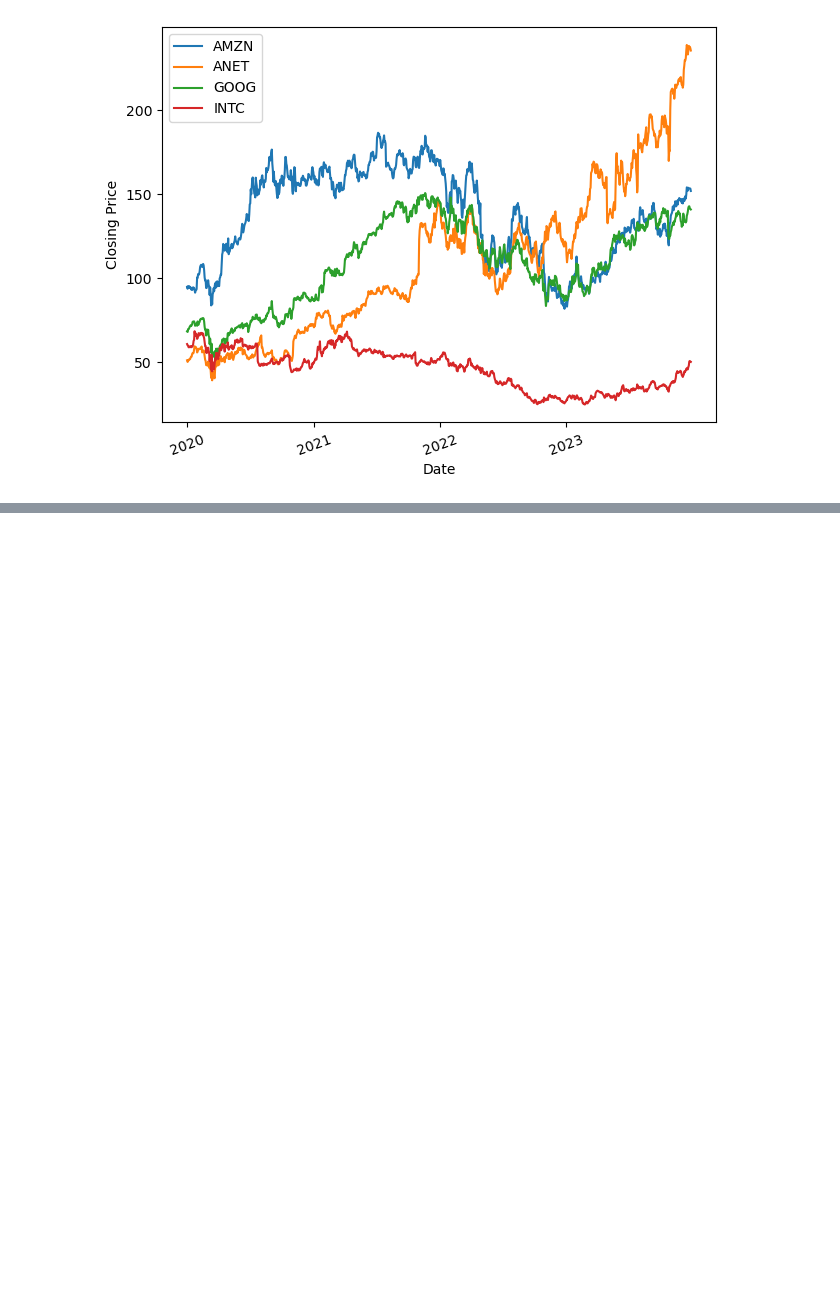
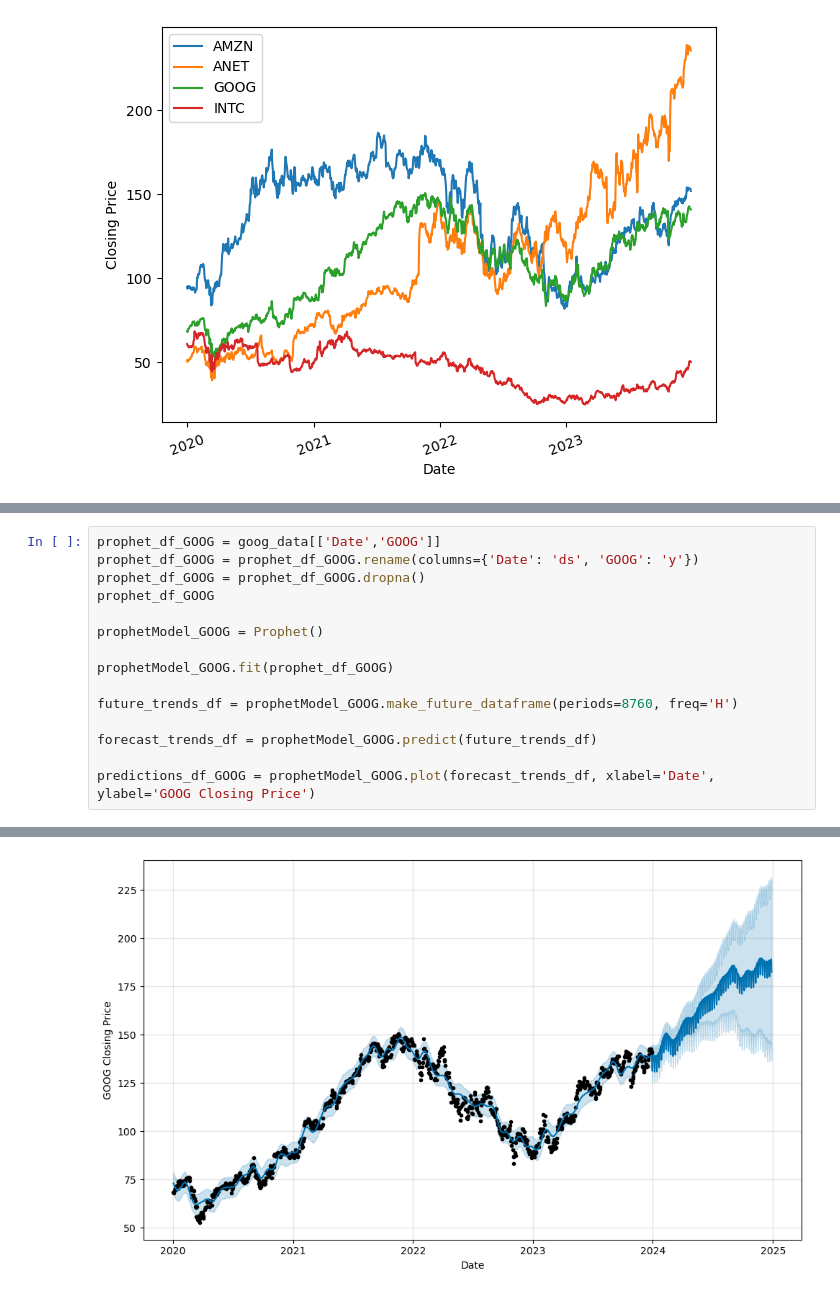
Before and after one commit to skiluvia/project1-varos-kiluvia-conley-melton, a Jupyter notebook: Project_1.ipynb, the cells around one changed output, grey strips where cells are left out. Cells and saved outputs as stored; diff of their text form; blank space fills up the shorter version.

```diff
--- a/Project_1.ipynb
+++ b/Project_1.ipynb
@@ -97,0 +157,16 @@ plt.show()
+# %%
+prophet_df_GOOG = goog_data[['Date','GOOG']]
+prophet_df_GOOG = prophet_df_GOOG.rename(columns={'Date': 'ds', 'GOOG': 'y'})
+prophet_df_GOOG = prophet_df_GOOG.dropna()
+prophet_df_GOOG
+
+prophetModel_GOOG = Prophet()
+
+prophetModel_GOOG.fit(prophet_df_GOOG)
+
+future_trends_df = prophetModel_GOOG.make_future_dataframe(periods=8760, freq='H')
+
+forecast_trends_df = prophetModel_GOOG.predict(future_trends_df)
+
+predictions_df_GOOG = prophetModel_GOOG.plot(forecast_trends_df, xlabel='Date', ylabel='GOOG Closing Price')
+# %% [output]
@@ -97,0 +175 @@ plt.show()
+[figure, added]
```
Also changed, not shown: parts of 13 cells of this notebook.
